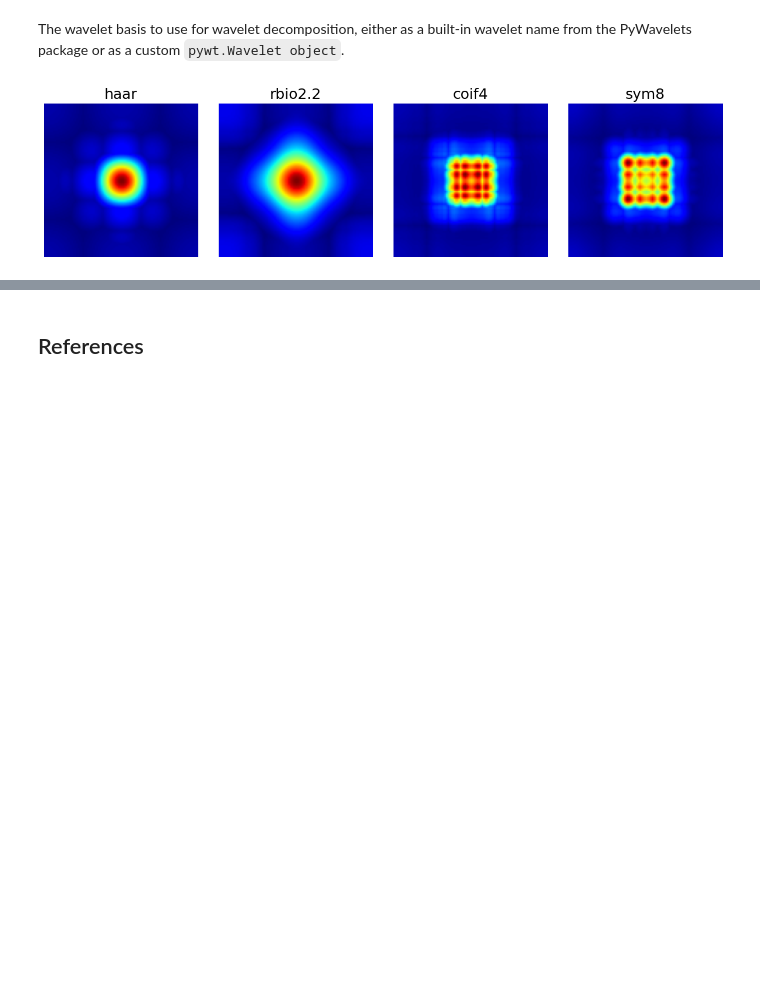
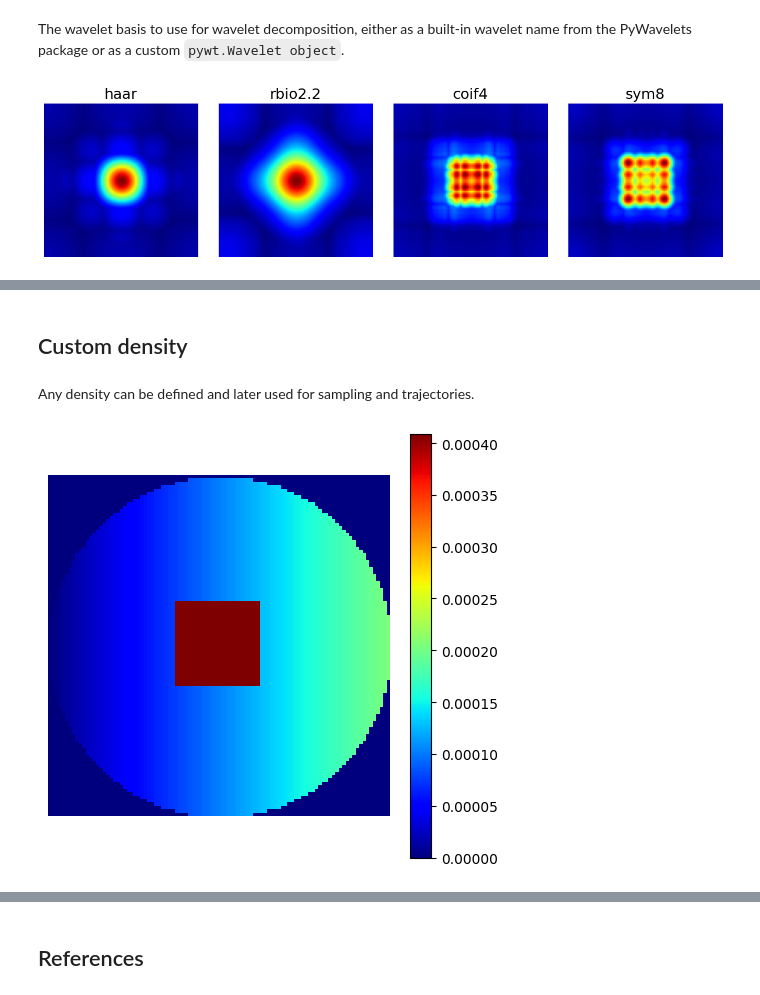
Before and after one commit to mind-inria/mri-acq-recon-book, a Jupyter notebook: src/02b.ExtendedVDS.ipynb, the cells around one changed output, grey strips where cells are left out. Drawn from its saved outputs; the diff is of its cells as text; code cells hidden in the pictures; blank space fills up the shorter version.

Commit message:
add Guillaume's work on sampling along traj

```diff
--- a/src/02b.ExtendedVDS.ipynb
+++ b/src/02b.ExtendedVDS.ipynb
@@ -251,0 +270,24 @@ show_densities(
+# %% [markdown]
+## Custom density
+# %% [markdown]
+Any density can be defined and later used for sampling and trajectories.
+# %%
+# Linear gradient
+density = np.tile(np.linspace(0, 1, shape_2d[1])[:, None], (1, shape_2d[0]))
+# Square center
+density[
+    3 * shape_2d[0] // 8 : 5 * shape_2d[0] // 8,
+    3 * shape_2d[1] // 8 : 5 * shape_2d[1] // 8,
+] = 2
+# Outer circle
+density = np.where(
+    np.linalg.norm(np.indices(shape_2d) - shape_2d[0] / 2, axis=0) < shape_2d[0] / 2,
+    density,
+    0,
+)
+# Normalization
+custom_density = density / np.sum(density)
+
+show_density(custom_density, figure_size=figure_size)
+# %% [output]
+[figure, added]
```
Also changed, not shown: parts of 31 cells of this notebook.
